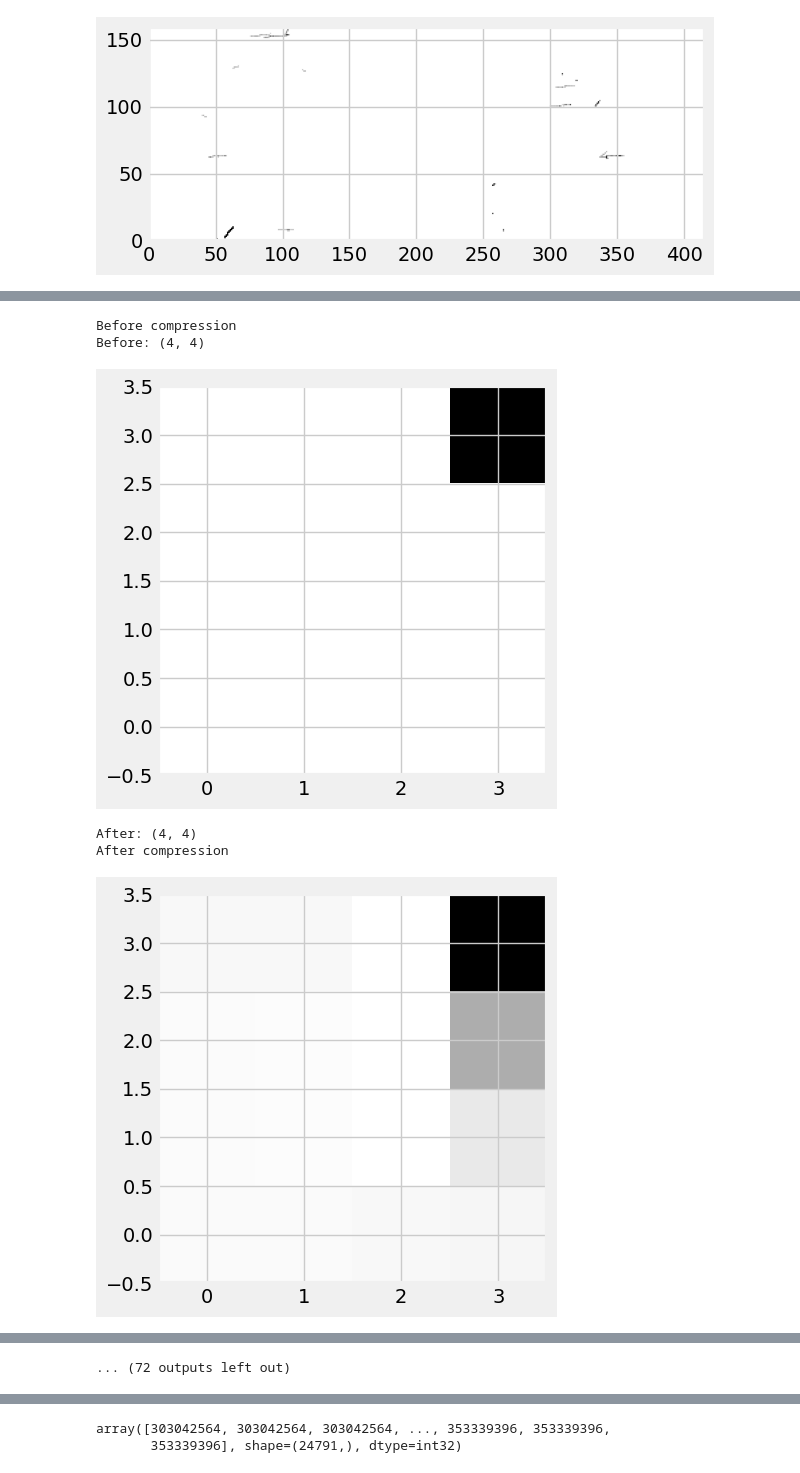
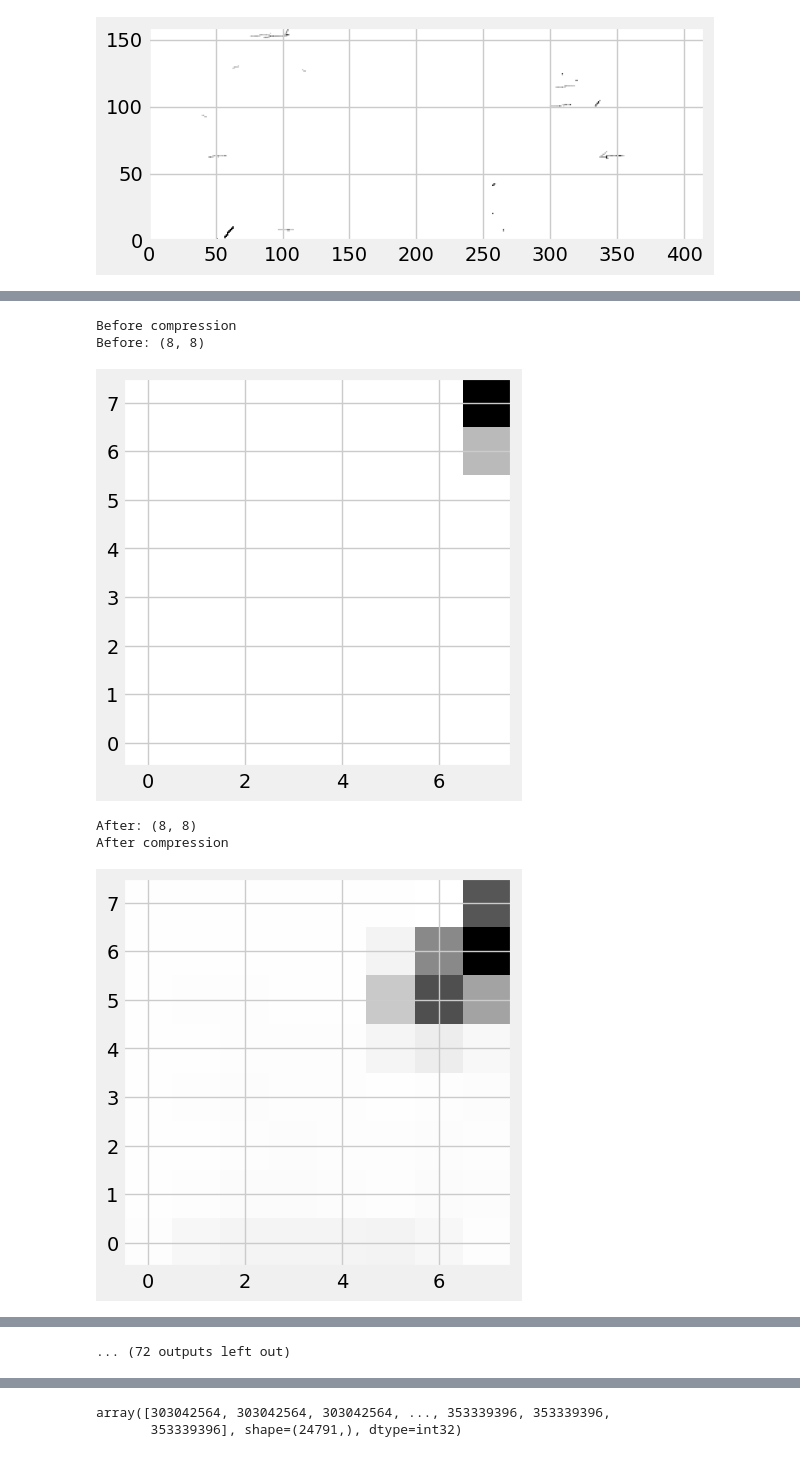
Before and after one commit to pauliusB20/vq-vae-experiments, a Jupyter notebook: cms_particle_hits/main.ipynb, the cells around one changed output, grey strips where cells are left out. Drawn from its saved outputs; the diff is of its cells as text; code cells hidden in the pictures.

```diff
--- a/cms_particle_hits/main.ipynb
+++ b/cms_particle_hits/main.ipynb
@@ -47,8 +47,8 @@ from scipy.linalg import sqrtm
 # %%
 SELECTED_EVENTS = 1
 EVENT_COUNT = 12
-BATCH_SIZE = 4
-PATCH_SIZE = 4
+BATCH_SIZE = 8
+PATCH_SIZE = 8
 # %%
 # Utillities
 def show_image(events: np.array) -> None:
@@ -118,7 +119,7 @@ events_test = events_test_all[:EVENT_COUNT]
 # %%
 # Params
 batch_size = 64
-learning_rate = 1e-2
+learning_rate = 1e-3
 # num_epochs = 80
 num_epochs = 60
 channels = 1
@@ -179,7 +180,6 @@ transform = transforms.Compose([
 train_loader = DataLoader(
     dataset=event_train_patches_adcs,
     batch_size=batch_size,
-    shuffle=True,
     collate_fn=collate_fn
 )
 # %%
@@ -458,5 +506,8 @@ class VQVAE(nn.Module):
 # %%
-model = VQVAE().to(device)
+model = VQVAE(
+    hidden_channels = 3,
+    kernel_size = 2
+).to(device)
 optimizer = optim.Adam(
     model.parameters(),
     lr=learning_rate,
@@ -497,11 +548,7 @@ for epoch in epoch_values:
 
         optimizer.zero_grad()
 
-        # Required for treating as images
-
-        # target = patches_adcs.view(B * N, C, 1, W)
-
-        recon_patch, vq_loss, perplexity = model(
+        recon_patch, vq_loss, perplexity, _, = model(
             X_adcs
         )
         recon_patch = recon_patch.float()
@@ -511,53 +558,51 @@ for epoch in epoch_values:
         train_loss += loss.item()
         optimizer.step()
 
         # Update tqdm description with current loss
         progress_bar.set_postfix({'Loss': loss.item()})
 
     if epoch % 10 == 0:
         with torch.no_grad():
             # selecting events before reconstruction
             print("Before compression")
             patch_original = _tensor_to_numpy(
                 X_adcs.squeeze(1).view((PATCH_SIZE, PATCH_SIZE))
             )
+            recon_patch_np = _tensor_to_numpy(
+                recon_patch.squeeze(1).view((PATCH_SIZE, PATCH_SIZE))
+            )
 
             print(f"Before: {patch_original.shape}")
 
             plot_patch(patch_original)
 
-            recon_patch, _, perplexity = model(X_adcs)
-            recon_patch_np = _tensor_to_numpy(
-                recon_patch.squeeze(1).view((PATCH_SIZE, PATCH_SIZE))
-            )
+            (
+                recon_patch,
+                _,
+                perplexity,
+                compression_ratio,
+            ) = model(X_adcs)
+
             print(f"After: {recon_patch_np.shape}")
             print("After compression")
             plot_patch(recon_patch_np)
 
-
-            perplexity_values.append(perplexity.cpu().numpy())
-
-
-
-            ssim_value = _get_ssim_value(
-                patch_original,
-                recon_patch_np
-            )
-            print(f"Training SSIM value: {ssim_value}")
-
-            ssim_values.append(ssim_value)
-
-            print(f"Perplexity: {perplexity}")
+            # ssim_value = _get_ssim_value(
+            #     patch_original,
+            #     recon_patch_np
+            # )
+            # print(f"Perplexity: {perplexity}")
+            # print(f"Compression ratio: {compression_ratio}")
 
 
     avg_loss = train_loss / len(train_loader)
     average_loss_values.append(avg_loss)
 
     print(f'Epoch [{epoch + 1}/{num_epochs}] Average Loss: {avg_loss:.4f}')
 # %% [output]
 Before compression
-Before: (4, 4)
+Before: (8, 8)
-[figure, old version]
+[figure, new version]
-After: (4, 4)
+After: (8, 8)
 After compression
-[figure, old version]
+[figure, new version]
```
Also changed, not shown: parts of 30 cells of this notebook.
